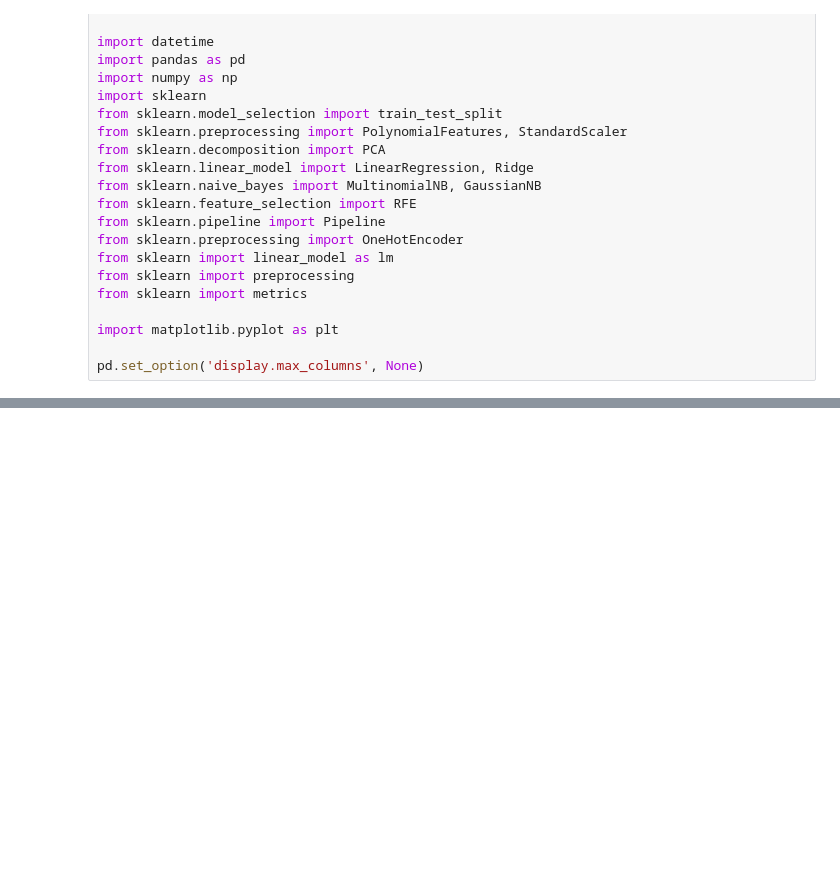
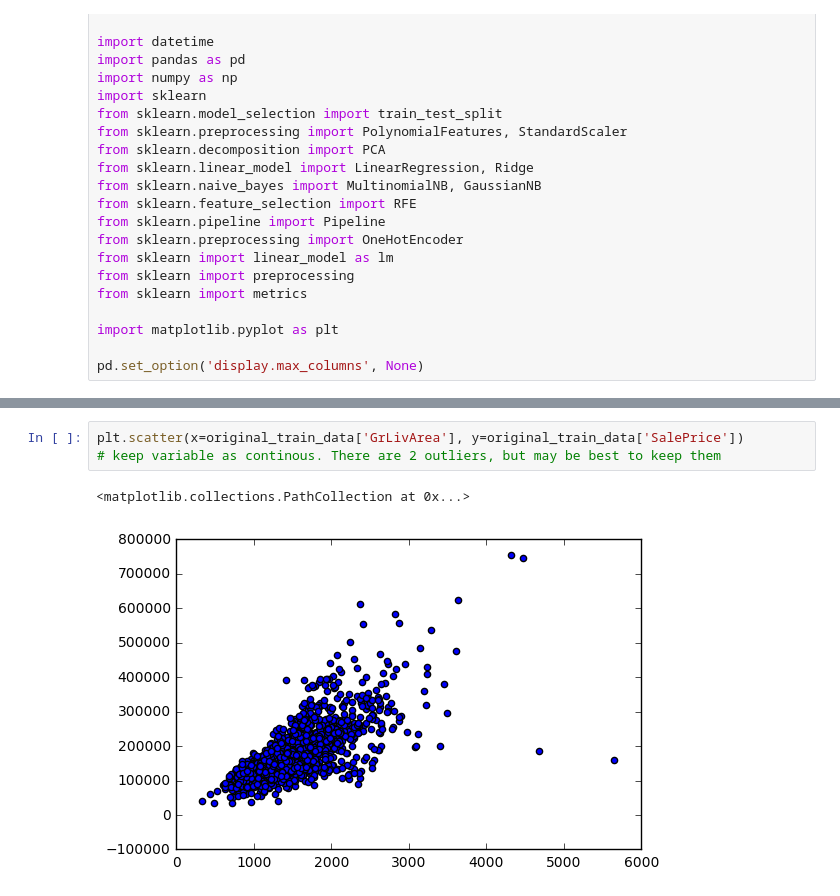
Before and after one commit to kctobin/207, a Jupyter notebook: RealEstateFinal - 1 Intro Exploration.ipynb, the cells around one changed output, grey strips where cells are left out. Cells and saved outputs as stored; diff of their text form; blank space fills up the shorter version.

```diff
--- a/RealEstateFinal - 1 Intro Exploration.ipynb
+++ b/RealEstateFinal - 1 Intro Exploration.ipynb
@@ -81,0 +128,6 @@ plt.matshow(corr, cmap=plt.cm.Greys)
+# %%
+plt.scatter(x=original_train_data['GrLivArea'], y=original_train_data['SalePrice'])
+# keep variable as continous. There are 2 outliers, but may be best to keep them
+# %% [output]
+<matplotlib.collections.PathCollection at 0x...>
+[figure, added]
```
Also changed, not shown: parts of 13 cells of this notebook.
